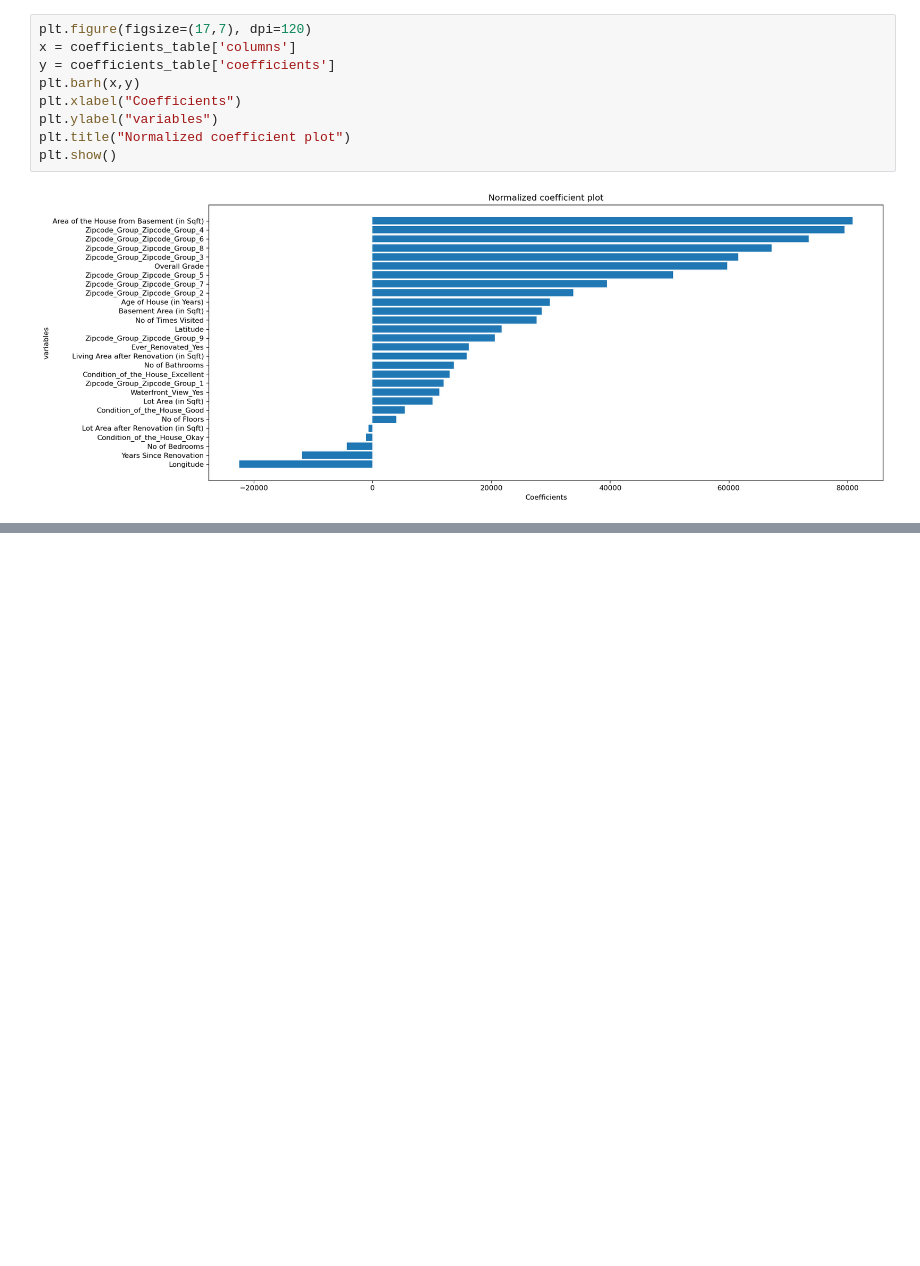
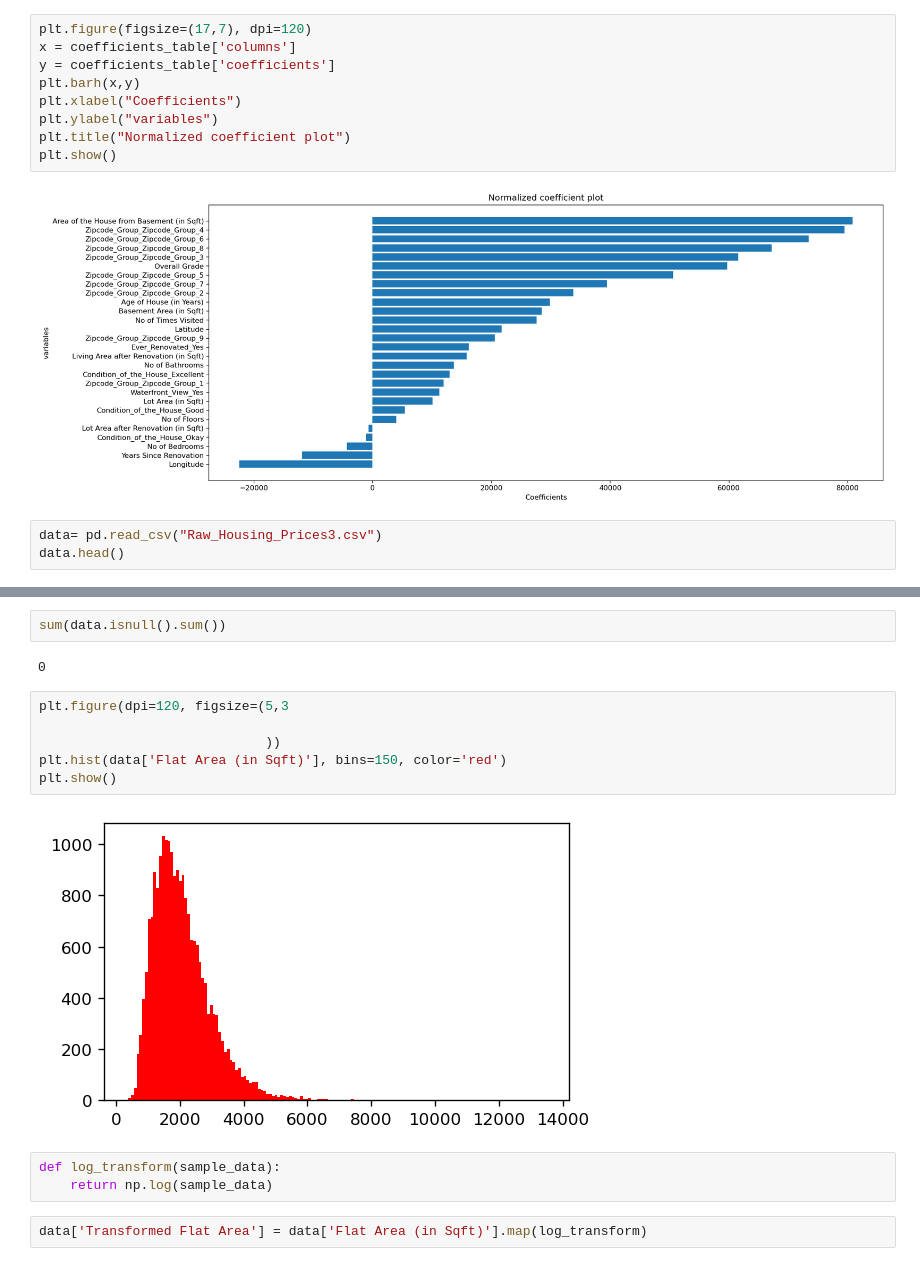
Before and after one commit to girish-kanjiyani7/realestate, a Jupyter notebook: part5_4.ipynb, the cells around one changed output, grey strips where cells are left out. Saved outputs shown, nothing was run; the diff lists cells and outputs as text; blank space fills up the shorter version.

```diff
--- a/part5_4.ipynb
+++ b/part5_4.ipynb
@@ -196,3 +196,6 @@ plt.title("Normalized coefficient plot")
 plt.show()
 # %% [output]
 [figure]
+# %%
+data= pd.read_csv("Raw_Housing_Prices3.csv")
+data.head()
@@ -198,0 +210,17 @@ plt.show()
+# %%
+sum(data.isnull().sum())
+# %% [output]
+0
+# %%
+plt.figure(dpi=120, figsize=(5,3
+
+                             ))
+plt.hist(data['Flat Area (in Sqft)'], bins=150, color='red')
+plt.show()
+# %% [output]
+[figure, added]
+# %%
+def log_transform(sample_data):
+    return np.log(sample_data)
+# %%
+data['Transformed Flat Area'] = data['Flat Area (in Sqft)'].map(log_transform)
```
Also changed, not shown: parts of 13 cells of this notebook.
